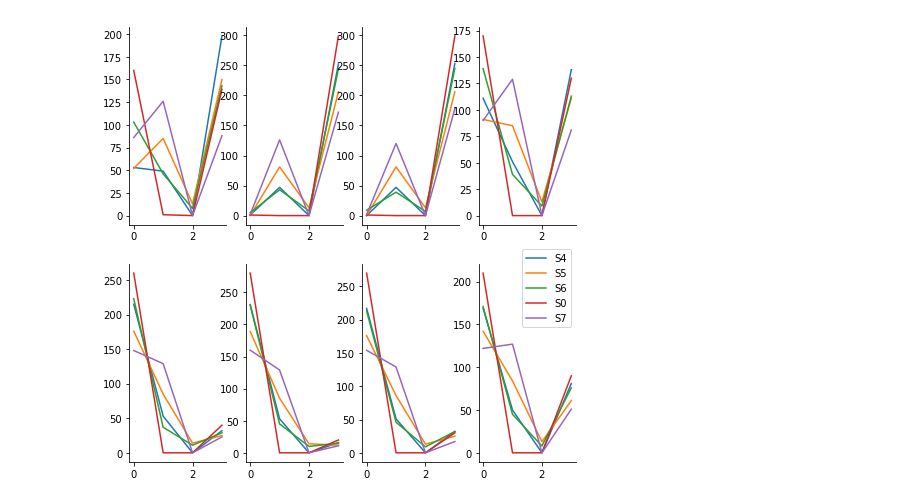
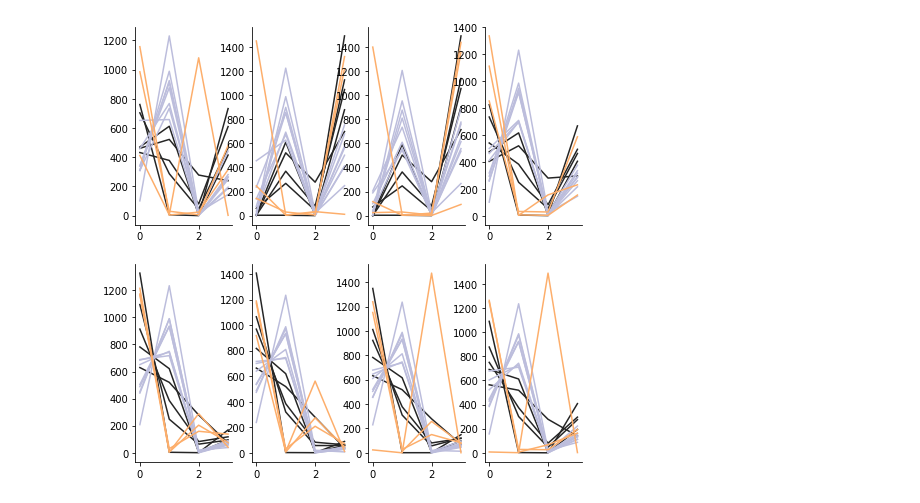
Before and after one commit to jamesjarlathlong/continuous, a Jupyter notebook: clustering.ipynb, the cells around one changed output. Cells and saved outputs as stored; diff of their text form; code cells hidden in the pictures.

```diff
--- a/clustering.ipynb
+++ b/clustering.ipynb
@@ -10,4 +11,4 @@ import itertools
 # %%
 with open('tmp/cuysq_6000_preserve3b_learnedseenlongd.json') as f:#('tmp/fogdm_7000_testingnaiveseen.json') as f:
     statetracelearned = json.load(f)['data'][1::]
-    flattened = [j for i in statetracelearned[1:2] for j in i]
+print(len(statetracelearned[0]),len(statetracelearned))
@@ -26,9 +29,12 @@ periods = 8#in three hours 8 periods make a full day
 duration =5#days
 #"""
 select = [startday*periods,(startday+duration)*periods]
-traces = {}
-for s in sensornames:
-    traces[s] = np.asarray([i[s] for i in flattened])#[select[0]:select[1]]])
+def create_trace(data):
+    t = {}
+    for s in sensornames:
+        t[s] = np.asarray([i[s] for i in data])#[select[0]:select[1]]])
+    return t
+alltraces = create_trace([i for j in statetracelearned for i in j])
 # %%
 def extract_feature(t):
     is_active = lambda i:i[0]==0 and i[1]>0
@@ -86,17 +59,20 @@ sns.despine()
-# %%
-#worker nodes
-fig, axarr = plt.subplots(2,4)
-fig.set_size_inches(8,8)
-for idx, ax in enumerate(itertools.chain(*axarr)):
-    for s in ['S4','S5','S6','S0']+['S7']:
-        feature = extract_timesensitive_feature(traces[s])
-        #print(np.shape(feature), idx)
-        ax.plot(feature[idx*4:idx*4+4], label=s)
-        #ax.text(1,-10,str(idx))
-ax.legend(bbox_to_anchor=((1,1.1)))
-#ax.plot([0,4],[0,0])
-sns.despine()
-#defining feature is the combination of high proportion active, and almost no time standby
-#node 7 is a bit between worker and idler, node 0 is a pure worker
-# %% [output]
-[figure, removed]
+# %%
+#for run in statetracelearned:
+groups = {'worker':['S0','S3','S5','S6','S4'],
+              'idler':['S12','S10','S9','S15']+['S13','S11','S14','S7'],
+              'saver':['S8','S1','S2']}#,'S2']}
+colorkey = {'worker':["#252525","#000000"]
+                ,'idler':["#bcbddc","#9e9ac8","#807dba","#6a51a3","#54278f","#3f007d"]
+                ,'saver':["#fdae6b","#fd8d3c","#f16913","#d94801","#a63603","#7f2704"]}
+fig, axarr = plt.subplots(2,4)
+fig.set_size_inches(8,8)
+for idx, ax in enumerate(itertools.chain(*axarr)):
+    for g, sensors in groups.items():
+        for e,s in enumerate(sensors):
+            feature = extract_timesensitive_feature(alltraces[s])
+            #if g=='worker':
+            zindex = 100 if g=='saver' else 0
+            ax.plot(feature[idx*4:idx*4+4], label=s, color=colorkey[g][0], zorder=zindex)
+sns.despine()
+# %% [output]
+[figure, added]
```
Also changed, not shown: parts of 13 cells of this notebook.
